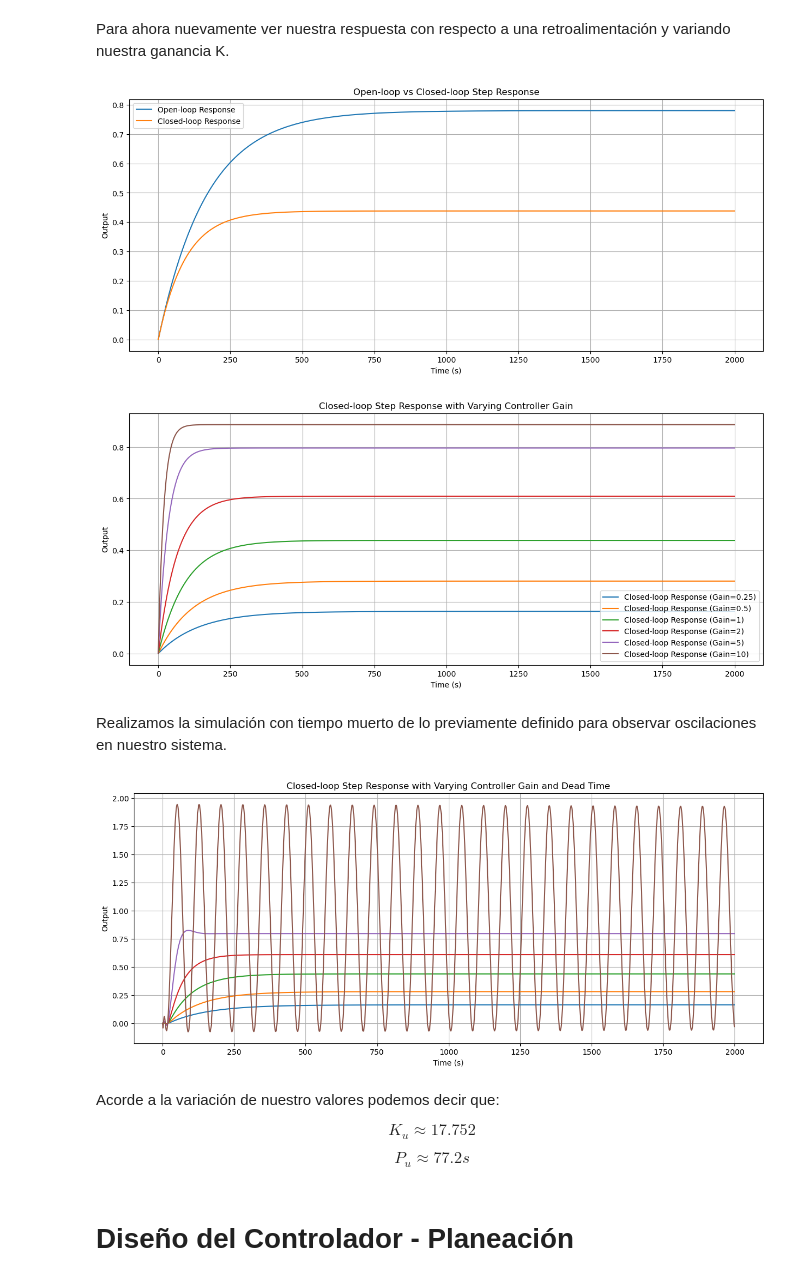
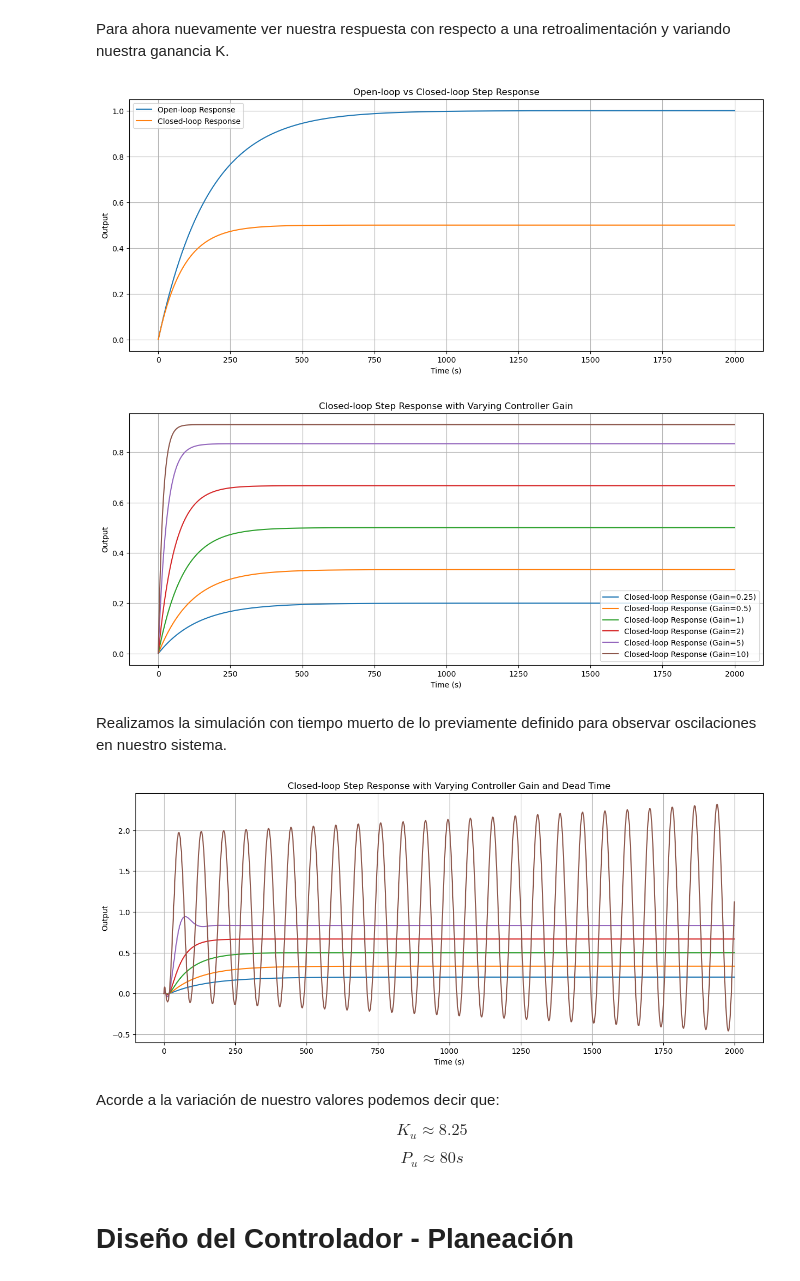
Before and after one commit to navalgoose4/SCL-2026I, a Jupyter notebook: LAB_4/lab_4.ipynb, the cells around one changed output. Saved outputs shown, nothing was run; the diff lists cells and outputs as text; code cells hidden in the pictures.

```diff
--- a/LAB_4/lab_4.ipynb
+++ b/LAB_4/lab_4.ipynb
@@ -8,9 +8,9 @@ import matplotlib.pyplot as plt
 Vamos a realizar como primer paso la simulación de nuestro sistema termico sin tiempo muerto, de modo que podamos observar un comportamiento base a nuestra planta realizada.
 # %%
 # Instance of our transfer function
-k = 0.78
-tau = 168.2
-theta = 20.01
+k = 1
+tau = 172.61
+theta = 20.76
 
 # Making no-dead time transfer function
 G = cs.TransferFunction([k], [tau, 1])
@@ -55,7 +55,7 @@ plt.ylabel('Output')
 plt.legend()
 plt.grid()
 # %% [output]
-[figure, old version]
+[figure, new version]
 # %%
 # New plot for the closed-loop response varying its controller value gain
 plt.figure(figsize=(15, 6))
@@ -73,38 +73,38 @@ plt.legend(loc='lower right')
 plt.grid()
 plt.show()
 # %% [output]
-[figure, old version]
+[figure, new version]
 # %% [markdown]
 Realizamos la simulación con tiempo muerto de lo previamente definido para observar oscilaciones en nuestro sistema.
 # %%
 # Define new transfer function with dead time using Pade approximation
-num, den = cs.pade(theta, 3)  # Pade approximation of dead time
-Gs_dead_time = cs.TransferFunction(num, den) * G # System with dead time
+num, den = cs.pade(theta, 2)  # Pade approximation of dead time
+Gs_dead_time = cs.TransferFunction(num, den) * Gs # System with dead time
 
 # System configuration done with closed-loop control and proportional pure action
 plt.figure(figsize=(15, 6))
 
-for i in [0.25, 0.5, 1, 2, 5, 17.752]:  # Different controller gains - by varying the last value for the brown trace, we define 17.752 as a Ke
+for i in [0.25, 0.5, 1, 2, 5, 13.88]:  # Different controller gains - by varying the last value for the brown trace, we define 17.752 as a Ke
     Controller = cs.TransferFunction([i], [1])  # Proportional controller with varying gain
     Closed_Loop = cs.feedback(Controller * Gs_dead_time, 1)  # Closed-loop transfer function
 
 # Step response of closed-loop system
     t_cl, y_cl = cs.step_response(Closed_Loop, t)  # Step response of closed-loop system
     plt.plot(t_cl, y_cl, label=f'Closed-loop Response with Dead Time (Gain={i})')
 
 plt.title('Closed-loop Step Response with Varying Controller Gain and Dead Time')
 plt.xlabel('Time (s)')
 plt.ylabel('Output')
 plt.grid()
 plt.show()
 # %% [output]
-[figure, old version]
+[figure, new version]
 # %% [markdown]
 Acorde a la variación de nuestro valores podemos decir que:
 
-$$K_u \approx 17.752$$
+$$K_u \approx 8.25$$
 
-$$P_u \approx 77.2s $$
+$$P_u \approx 80s $$
 # %% [markdown]
 # Diseño del Controlador - Planeación
 # %% [markdown]
```
Also changed, not shown: parts of 2 cells of this notebook, 4 other files.
